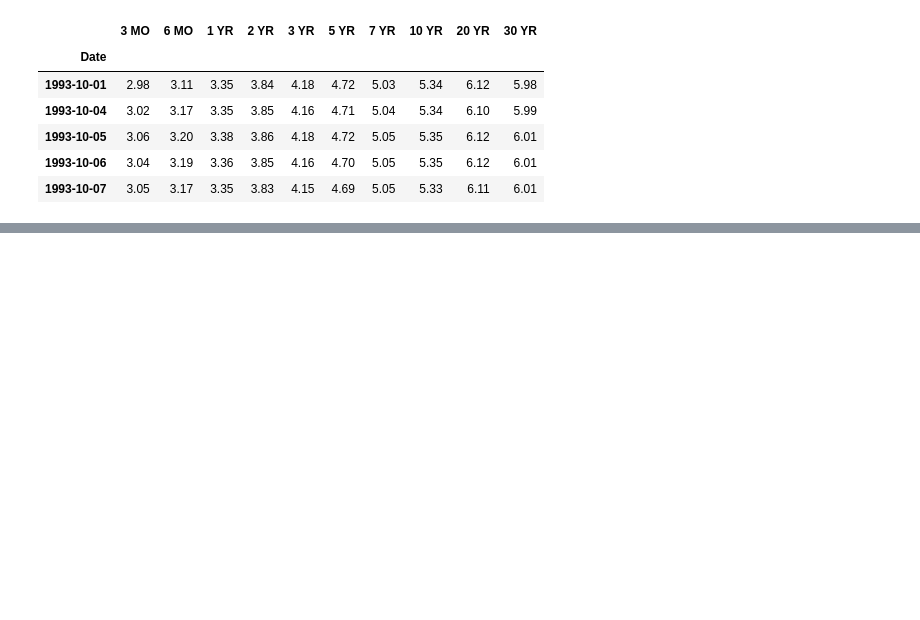
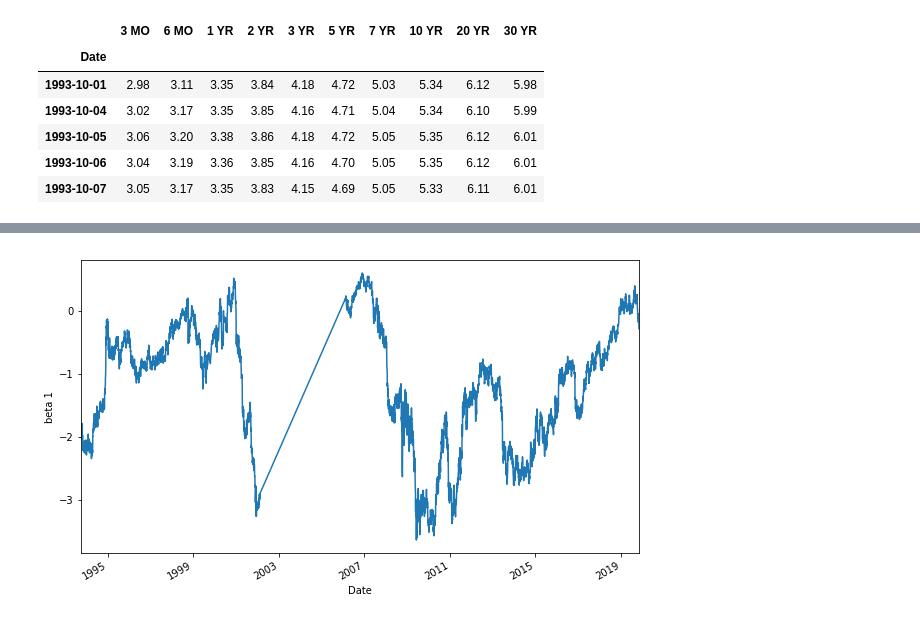
Before and after one commit to adityaaryan24/Quant_Wing, a Jupyter notebook: TIP Incomplete.ipynb, the cells around one changed output, grey strips where cells are left out. Cells and saved outputs as stored; diff of their text form; code cells hidden in the pictures; blank space fills up the shorter version.

```diff
--- a/TIP Incomplete.ipynb
+++ b/TIP Incomplete.ipynb
@@ -147,0 +181,7 @@ plt.show()
+# %%
+df['beta_1'].plot(figsize = (10,6))
+plt.xlabel("Date")
+plt.ylabel("beta 1")
+plt.show()
+# %% [output]
+[figure, added]
```
Also changed, not shown: parts of 26 cells of this notebook.
